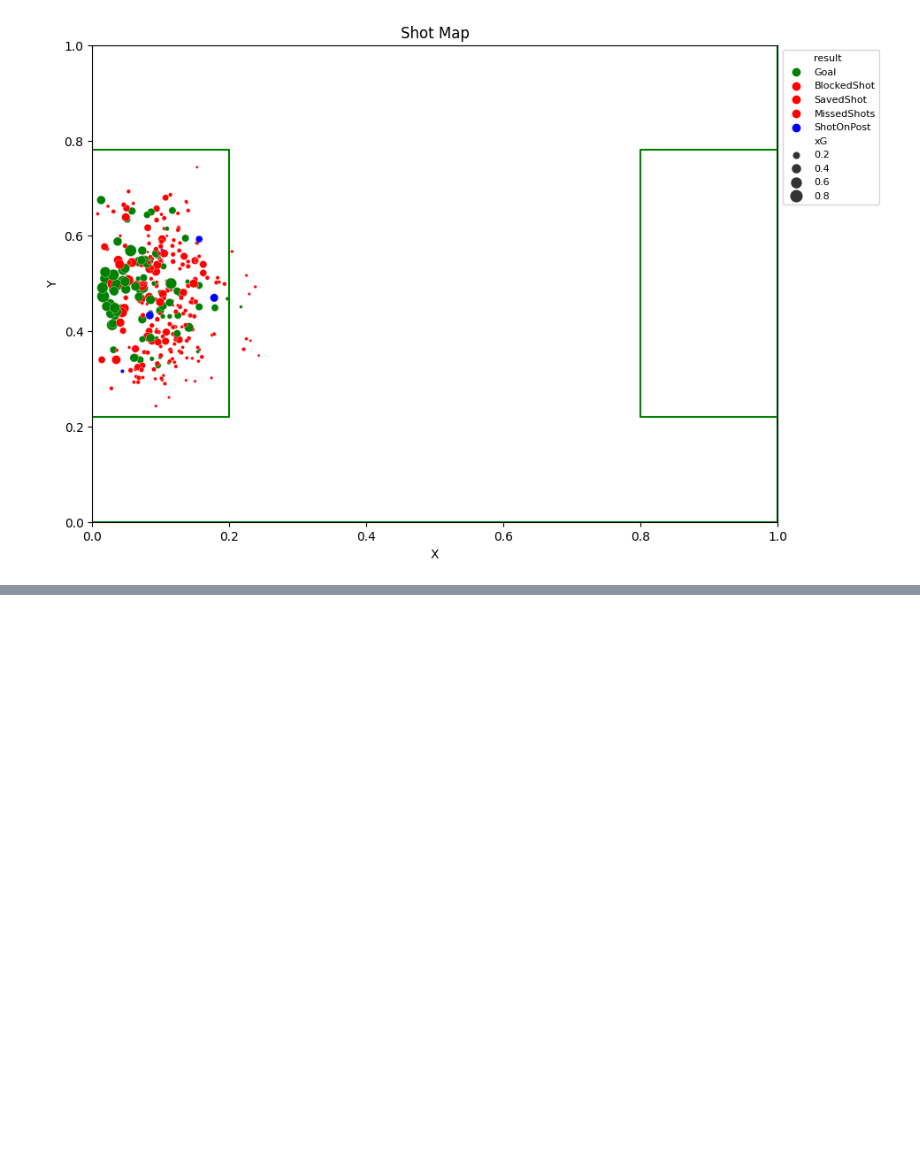
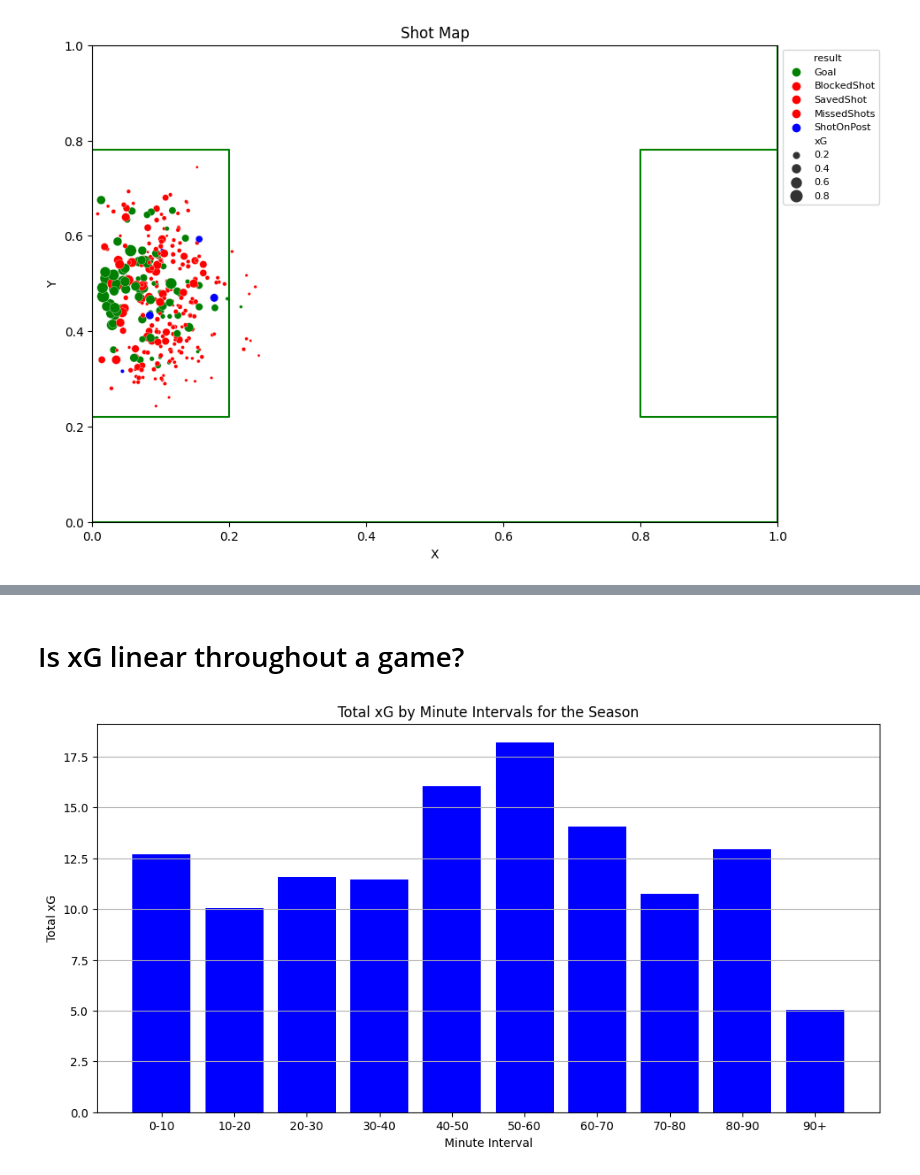
Before and after one commit to arijul2/UnderstatExploration, a Jupyter notebook: Understat_Analysis.ipynb, the cells around one changed output, grey strips where cells are left out. Saved outputs shown, nothing was run; the diff lists cells and outputs as text; code cells hidden in the pictures; blank space fills up the shorter version.

```diff
--- a/Understat_Analysis.ipynb
+++ b/Understat_Analysis.ipynb
@@ -173,0 +192,42 @@ plot_player_shots(haaland_id)
+# %% [markdown]
+# Is xG linear throughout a game?
+# %%
+with UnderstatClient() as understat:
+
+    # Fetch Arsenal's match data for 2022
+    matches = pd.DataFrame(understat.team(team="Arsenal").get_match_data(season="2022"))
+
+    # Fetch every match_id from the season
+    match_ids = matches['id'].tolist()
+
+    # Get list of all shots from season
+    all_shots = []
+    for match_id in match_ids:
+        shots = understat.match(match=match_id).get_shot_data()
+        shots = shots['h'] + shots['a']
+        all_shots.extend(shots)
+
+    df = pd.DataFrame(all_shots)
+    df = df[['minute', 'xG', 'result']]
+    df['xG'] = pd.to_numeric(df['xG'])
+    df['minute'] = pd.to_numeric(df['minute'])
+    df['xG'] = df['xG'].round(2)
+
+    # Define the bins and labels
+    bins = [0, 10, 20, 30, 40, 50, 60, 70, 80, 90, 100]
+    labels = ['0-10', '10-20', '20-30', '30-40', '40-50', '50-60', '60-70', '70-80', '80-90', '90+']
+    df['binned'] = pd.cut(df['minute'], bins=bins, labels=labels, right=False)
+
+    # Group by the binned column and sum the xG values
+    sum_xG = df.groupby('binned')['xG'].sum().reset_index()
+
+    # Plotting
+    plt.figure(figsize=(12, 6))
+    plt.bar(sum_xG['binned'], sum_xG['xG'], color='blue')
+    plt.title('Total xG by Minute Intervals for the Season')
+    plt.xlabel('Minute Interval')
+    plt.ylabel('Total xG')
+    plt.grid(axis='y')
+    plt.show()
+# %% [output]
+[figure, added]
```
Also changed, not shown: parts of 6 cells of this notebook.
